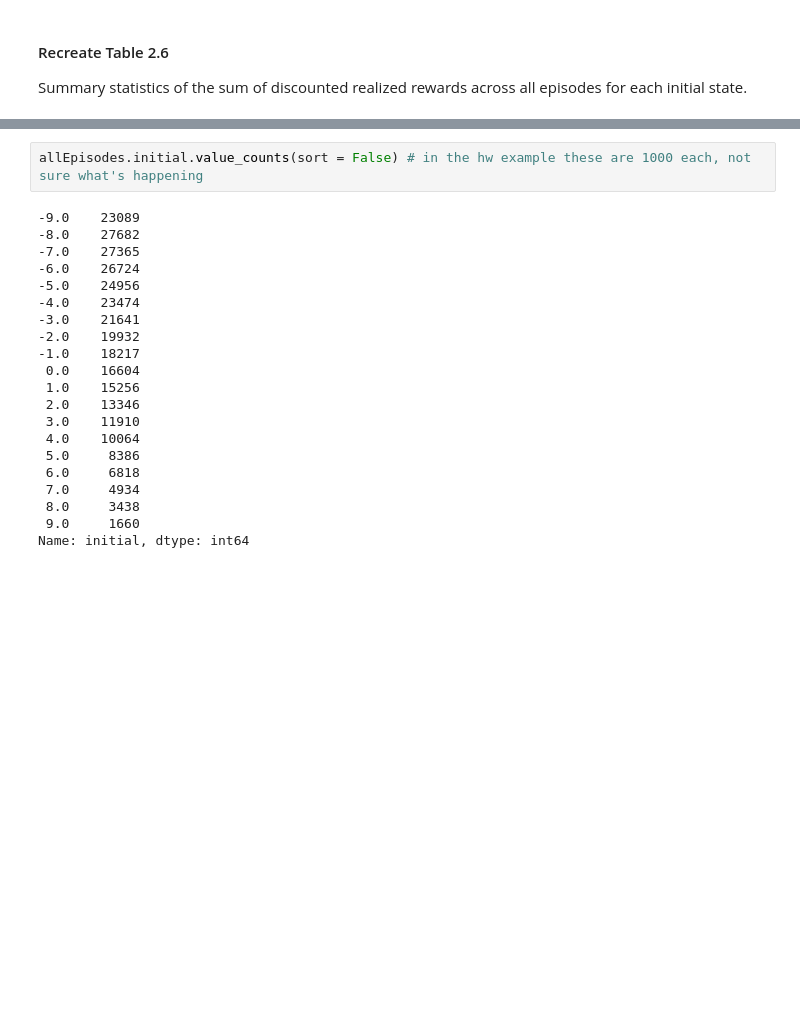
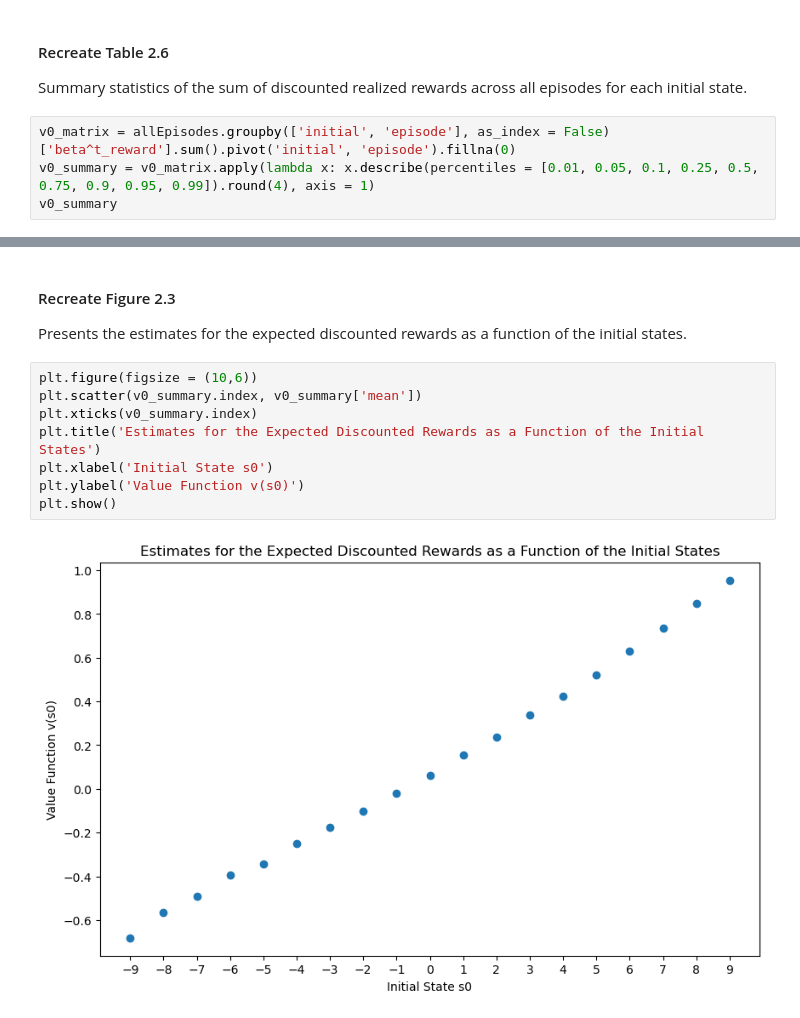
Before and after one commit to jackmurray1/uchicago, a Jupyter notebook: Reinforcement Learning/RL_Assignment 1_Jack Murray.ipynb, the cells around one changed output, grey strips where cells are left out. Saved outputs shown, nothing was run; the diff lists cells and outputs as text; blank space fills up the shorter version.

```diff
--- a/Reinforcement Learning/RL_Assignment 1_Jack Murray.ipynb
+++ b/Reinforcement Learning/RL_Assignment 1_Jack Murray.ipynb
@@ -306,3 +305,7 @@ allEpisodes
 #### Recreate Table 2.6
 
 Summary statistics of the sum of discounted realized rewards across all episodes for each initial state.
+# %%
+v0_matrix = allEpisodes.groupby(['initial', 'episode'], as_index = False)['beta^t_reward'].sum().pivot('initial', 'episode').fillna(0)
+v0_summary = v0_matrix.apply(lambda x: x.describe(percentiles = [0.01, 0.05, 0.1, 0.25, 0.5, 0.75, 0.9, 0.95, 0.99]).round(4), axis = 1)
+v0_summary
@@ -331,23 +334,14 @@ grouped
-# %%
-allEpisodes.initial.value_counts(sort = False) # in the hw example these are 1000 each, not sure what's happening
-# %% [output]
--9.0    23089
--8.0    27682
--7.0    27365
--6.0    26724
--5.0    24956
--4.0    23474
--3.0    21641
--2.0    19932
--1.0    18217
- 0.0    16604
- 1.0    15256
- 2.0    13346
- 3.0    11910
- 4.0    10064
- 5.0     8386
- 6.0     6818
- 7.0     4934
- 8.0     3438
- 9.0     1660
-Name: initial, dtype: int64
+# %% [markdown]
+#### Recreate Figure 2.3
+
+Presents the estimates for the expected discounted rewards as a function of the initial states.
+# %%
+plt.figure(figsize = (10,6))
+plt.scatter(v0_summary.index, v0_summary['mean'])
+plt.xticks(v0_summary.index)
+plt.title('Estimates for the Expected Discounted Rewards as a Function of the Initial States')
+plt.xlabel('Initial State s0')
+plt.ylabel('Value Function v(s0)')
+plt.show()
+# %% [output]
+[figure, added]
```
Also changed, not shown: parts of 9 cells of this notebook.
